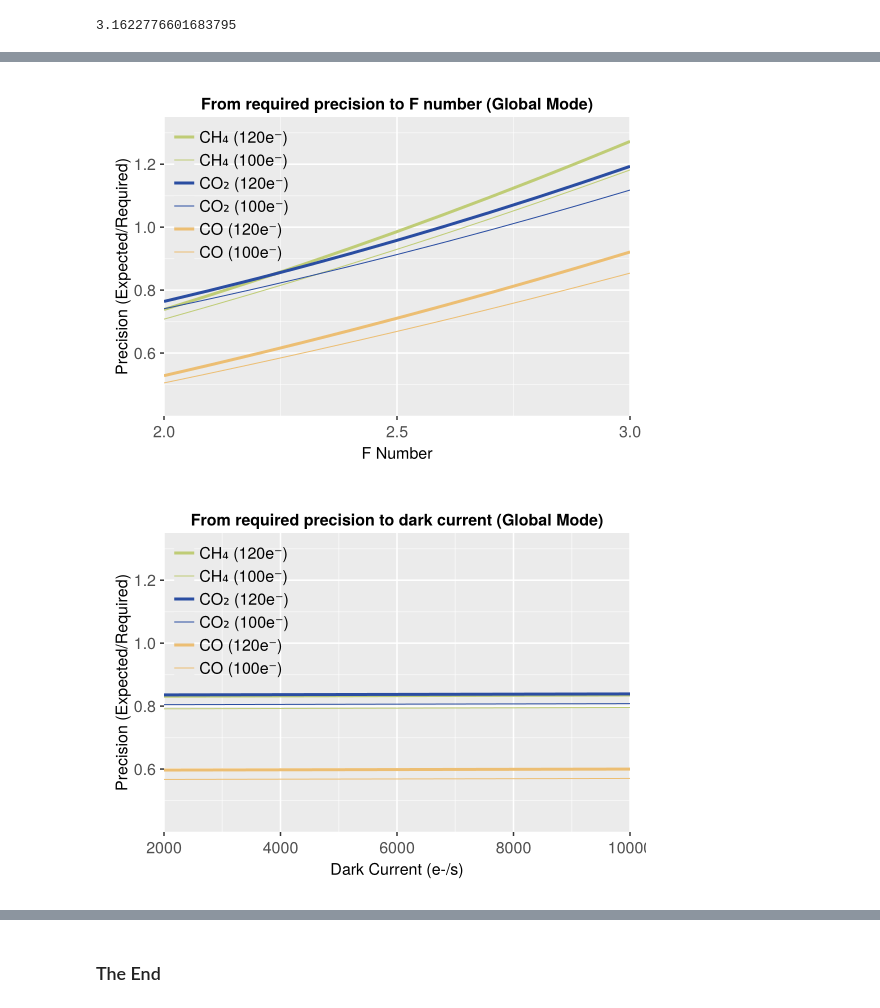
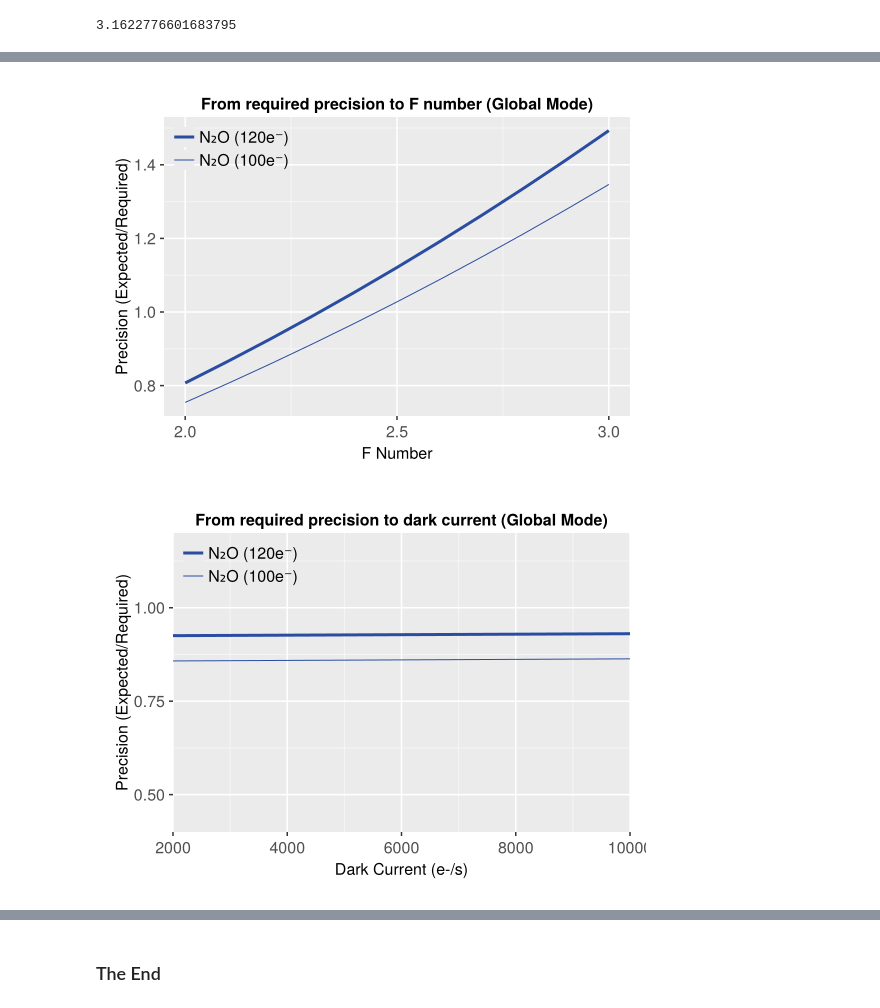
Before and after one commit to Carbon-I/CarbonI, a Jupyter notebook: src/notebooks/ParameterSensitivity.ipynb, the cells around one changed output, grey strips where cells are left out. Saved outputs shown, nothing was run; the diff lists cells and outputs as text; code cells hidden in the pictures.

```diff
--- a/src/notebooks/ParameterSensitivity.ipynb
+++ b/src/notebooks/ParameterSensitivity.ipynb
@@ -324,4 +335,6 @@ end
 ch4_req_ppb = ustrip(uconvert(u"ppb", σ_ch4_req))
 co2_req_ppb = ustrip(uconvert(u"ppb", σ_co2_req))
 co_req_ppb  = ustrip(uconvert(u"ppb", σ_co_req))
+n2o_req_ppb = 0.043*330
+gas_errors_fnumber_120[4,:]./330
 # %% [output]
@@ -342,28 +366,49 @@ xlims!(ax,2.0,3)
 ylims!(ax,0.4,1.35)
 axislegend(ax,position = :lt)
 save("../../plots/final/SensitivityStudy_Fnumber.pdf",f)
+
+f = Figure(resolution=(550,400))
+ax = Axis(f[1,1], xlabel="F Number", ylabel="Precision (Expected/Required)",  title="From required precision to F number (Global Mode)")
+# For N2O (100 and 120e-)
+lines!(ax, fnumbers, gas_errors_fnumber_120[4,:]./n2o_req_ppb, color=CarbonI_colors[4], linewidth=3, label="N₂O (120e⁻)")
+lines!(ax, fnumbers, gas_errors_fnumber_100[4,:]./n2o_req_ppb, color=CarbonI_colors[4], linewidth=1, label="N₂O (100e⁻)")
+#xlims!(ax,2.0,3)
+#ylims!(ax,0.5,1.5)
+axislegend(ax,position = :lt)
+save("../../plots/final/SensitivityStudy_Fnumber_N2O.pdf",f)
 f
 # %% [output]
-[figure, old version]
+[figure, new version]
 # %%
 f = Figure(resolution=(550,400))
 ax = Axis(f[1,1], xlabel="Dark Current (e-/s)", ylabel="Precision (Expected/Required)",  title="From required precision to dark current (Global Mode)")
 # For CH4 (100 and 120e-)
 lines!(ax, darkcurrents, gas_errors_darkcurrent_120[1,:]./ch4_req_ppb, color=CarbonI_colors[7], linewidth=3, label="CH₄ (120e⁻)")
 lines!(ax, darkcurrents, gas_errors_darkcurrent_100[1,:]./ch4_req_ppb, color=CarbonI_colors[7], linewidth=1, label="CH₄ (100e⁻)")
 # For CO2 (100 and 120e-)
 lines!(ax, darkcurrents, gas_errors_darkcurrent_120[2,:]./co2_req_ppb, color=CarbonI_colors[4], linewidth=3, label="CO₂ (120e⁻)")
 lines!(ax, darkcurrents, gas_errors_darkcurrent_100[2,:]./co2_req_ppb, color=CarbonI_colors[4], linewidth=1, label="CO₂ (100e⁻)")
 # For CO (100 and 120e-)
 lines!(ax, darkcurrents, gas_errors_darkcurrent_120[3,:]./co_req_ppb, color=CarbonI_colors[6], linewidth=3, label="CO (120e⁻)")
 lines!(ax, darkcurrents, gas_errors_darkcurrent_100[3,:]./co_req_ppb, color=CarbonI_colors[6], linewidth=1, label="CO (100e⁻)")
 
 xlims!(ax,2000,10000)
 ylims!(ax,0.4,1.35)
 axislegend(ax,position = :lt)
 save("../../plots/final/SensitivityStudy_darkcurrent.pdf",f)
 f
+
+f = Figure(resolution=(550,400))
+ax = Axis(f[1,1], xlabel="Dark Current (e-/s)", ylabel="Precision (Expected/Required)",  title="From required precision to dark current (Global Mode)")
+# For N2O (100 and 120e-)
+lines!(ax, darkcurrents, gas_errors_darkcurrent_120[4,:]./n2o_req_ppb, color=CarbonI_colors[4], linewidth=3, label="N₂O (120e⁻)")
+lines!(ax, darkcurrents, gas_errors_darkcurrent_100[4,:]./n2o_req_ppb, color=CarbonI_colors[4], linewidth=1, label="N₂O (100e⁻)")
+ylims!(ax,0.4,1.2)
+xlims!(ax,2000,10000)
+axislegend(ax,position = :lt)
+save("../../plots/final/SensitivityStudy_darkcurrent_N2O.pdf",f)
+f
 # %% [output]
-[figure, old version]
+[figure, new version]
 # %%
 f = Figure(resolution=(550,400))
```
Also changed, not shown: parts of 13 cells of this notebook.
